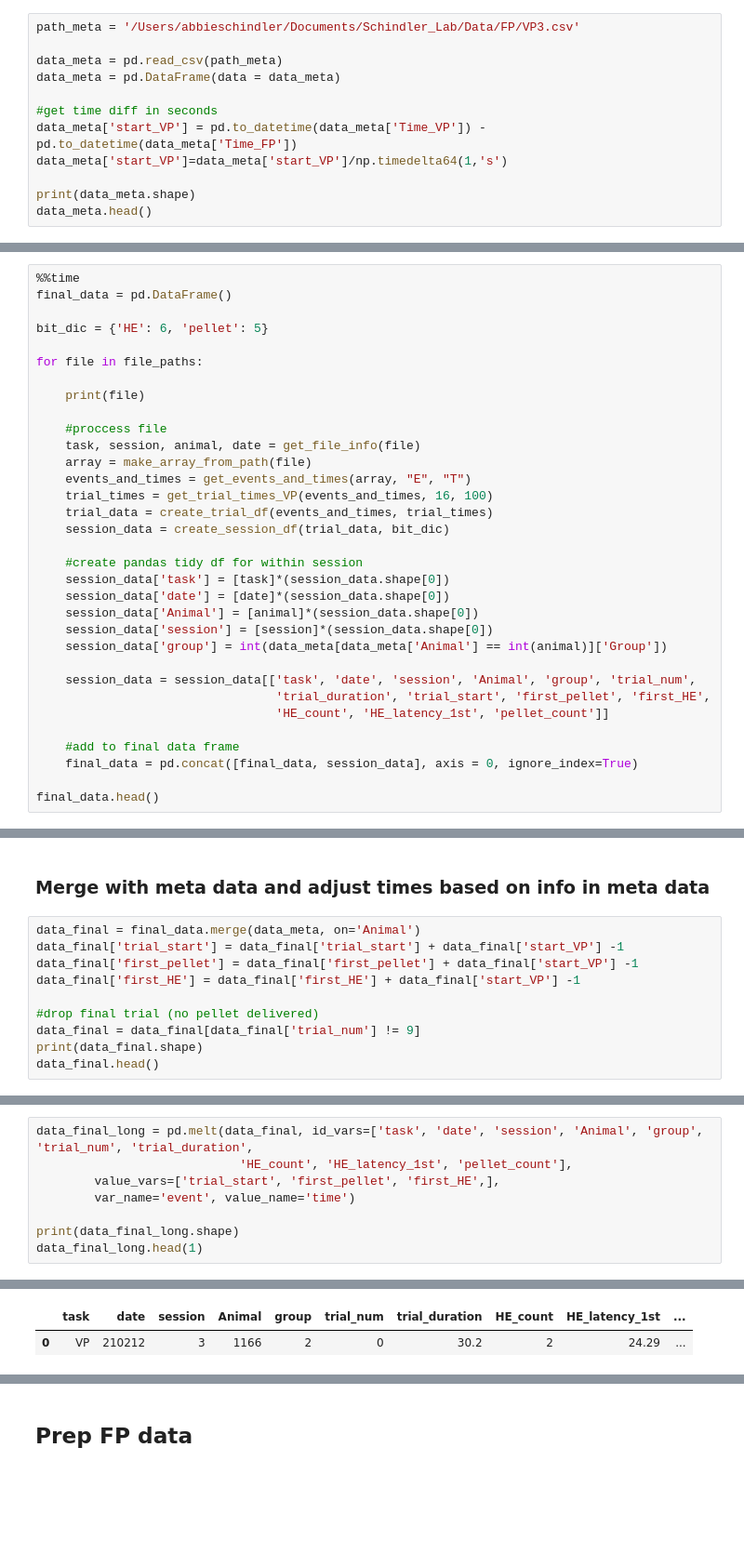
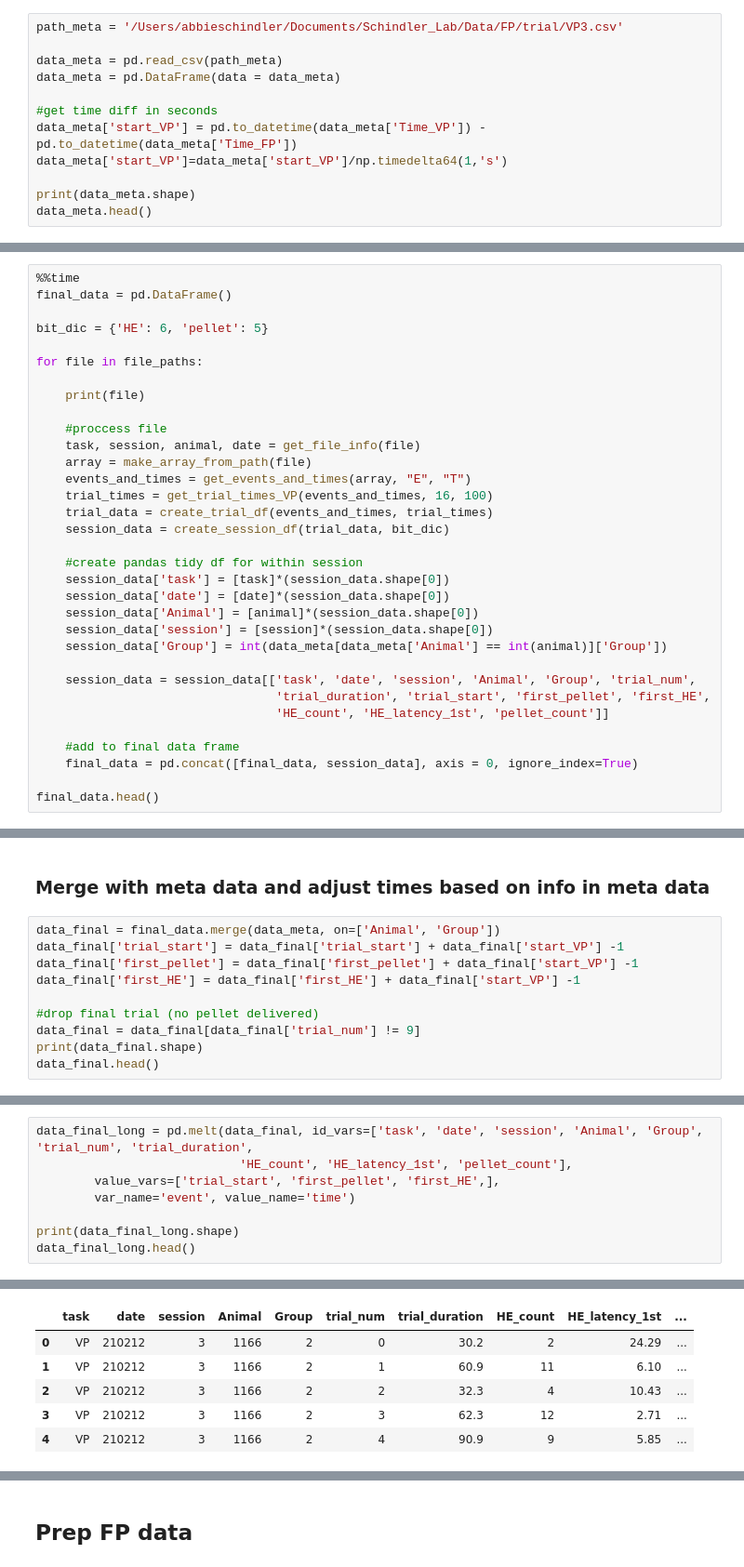
Before and after one commit to grace3999/wireless_fiber_photometry, a Jupyter notebook: FP_VP.ipynb, the cells around one changed output, grey strips where cells are left out. Shown: that part at 93% size. Drawn from its saved outputs; the diff is of its cells as text; blank space fills up the shorter version.

```diff
--- a/FP_VP.ipynb
+++ b/FP_VP.ipynb
@@ -25,7 +26,7 @@ np.set_printoptions(suppress=True)
 # %% [markdown]
 ## Prep animal meta data
 # %%
-path_meta = '/Users/abbieschindler/Documents/Schindler_Lab/Data/FP/VP3.csv'
+path_meta = '/Users/abbieschindler/Documents/Schindler_Lab/Data/FP/trial/VP3.csv'
 
 data_meta = pd.read_csv(path_meta)
 data_meta = pd.DataFrame(data = data_meta)
@@ -254,9 +255,9 @@ for file in file_paths:
     session_data['date'] = [date]*(session_data.shape[0])
     session_data['Animal'] = [animal]*(session_data.shape[0])
     session_data['session'] = [session]*(session_data.shape[0])
-    session_data['group'] = int(data_meta[data_meta['Animal'] == int(animal)]['Group'])
+    session_data['Group'] = int(data_meta[data_meta['Animal'] == int(animal)]['Group'])
 
-    session_data = session_data[['task', 'date', 'session', 'Animal', 'group', 'trial_num',
+    session_data = session_data[['task', 'date', 'session', 'Animal', 'Group', 'trial_num',
                                  'trial_duration', 'trial_start', 'first_pellet', 'first_HE',
                                  'HE_count', 'HE_latency_1st', 'pellet_count']]
 
@@ -288,7 +289,7 @@ Wall time: 1.23 s
 # %% [markdown]
 ### Merge with meta data and adjust times based on info in meta data
 # %%
-data_final = final_data.merge(data_meta, on='Animal')
+data_final = final_data.merge(data_meta, on=['Animal', 'Group'])
 data_final['trial_start'] = data_final['trial_start'] + data_final['start_VP'] -1
 data_final['first_pellet'] = data_final['first_pellet'] + data_final['start_VP'] -1
 data_final['first_HE'] = data_final['first_HE'] + data_final['start_VP'] -1
@@ -308,12 +316,16 @@ data_final.head()
 # %%
-data_final_long = pd.melt(data_final, id_vars=['task', 'date', 'session', 'Animal', 'group', 'trial_num', 'trial_duration',
+data_final_long = pd.melt(data_final, id_vars=['task', 'date', 'session', 'Animal', 'Group', 'trial_num', 'trial_duration',
                             'HE_count', 'HE_latency_1st', 'pellet_count'],
         value_vars=['trial_start', 'first_pellet', 'first_HE',],
         var_name='event', value_name='time')
 
 print(data_final_long.shape)
-data_final_long.head(1)
+data_final_long.head()
 # %% [output]
 (324, 12)
-|  | task | date | session | Animal | group | trial_num | trial_duration | HE_count | HE_latency_1st | ... |
+|  | task | date | session | Animal | Group | trial_num | trial_duration | HE_count | HE_latency_1st | ... |
 | 0 | VP | 210212 | 3 | 1166 | 2 | 0 | 30.2 | 2 | 24.29 | ... |
+| 1 | VP | 210212 | 3 | 1166 | 2 | 1 | 60.9 | 11 | 6.10 | ... |
+| 2 | VP | 210212 | 3 | 1166 | 2 | 2 | 32.3 | 4 | 10.43 | ... |
+| 3 | VP | 210212 | 3 | 1166 | 2 | 3 | 62.3 | 12 | 2.71 | ... |
+| 4 | VP | 210212 | 3 | 1166 | 2 | 4 | 90.9 | 9 | 5.85 | ... |
```
Also changed, not shown: parts of 31 cells of this notebook.
